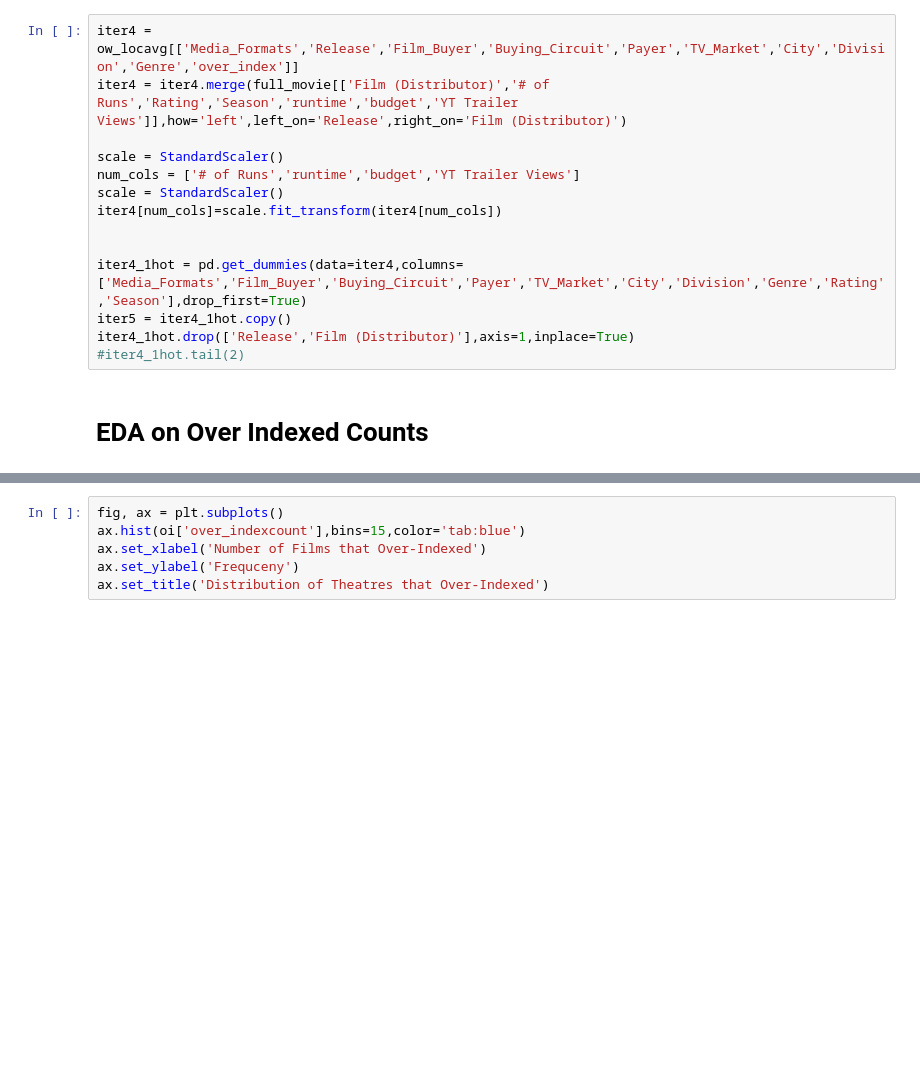
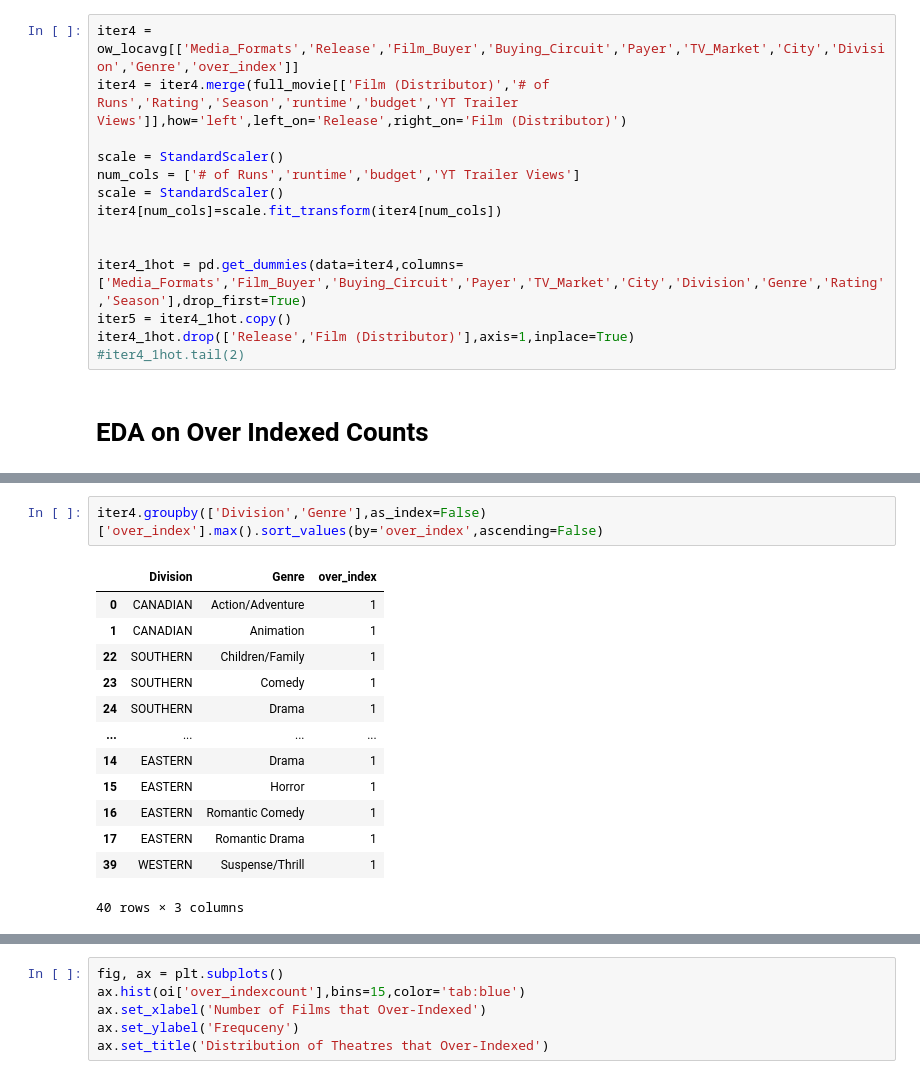
Before and after one commit to xazsanch/Identifiying-Over-and-Under-Performing-US-Movie-Theaters, a Jupyter notebook: over_under_theatres.ipynb, the cells around one changed output, grey strips where cells are left out. Saved outputs shown, nothing was run; the diff lists cells and outputs as text; blank space fills up the shorter version.

```diff
--- a/over_under_theatres.ipynb
+++ b/over_under_theatres.ipynb
@@ -571,0 +572,16 @@ oi[oi['Division'] != 'CANADIAN'].head(10)
+# %%
+iter4.groupby(['Division','Genre'],as_index=False)['over_index'].max().sort_values(by='over_index',ascending=False)
+# %% [output]
+|  | Division | Genre | over_index |
+| 0 | CANADIAN | Action/Adventure | 1 |
+| 1 | CANADIAN | Animation | 1 |
+| 22 | SOUTHERN | Children/Family | 1 |
+| 23 | SOUTHERN | Comedy | 1 |
+| 24 | SOUTHERN | Drama | 1 |
+| ... | ... | ... | ... |
+| 14 | EASTERN | Drama | 1 |
+| 15 | EASTERN | Horror | 1 |
+| 16 | EASTERN | Romantic Comedy | 1 |
+| 17 | EASTERN | Romantic Drama | 1 |
+| 39 | WESTERN | Suspense/Thrill | 1 |
+40 rows × 3 columns
```
Also changed, not shown: parts of 4 cells of this notebook, 6 other files.
